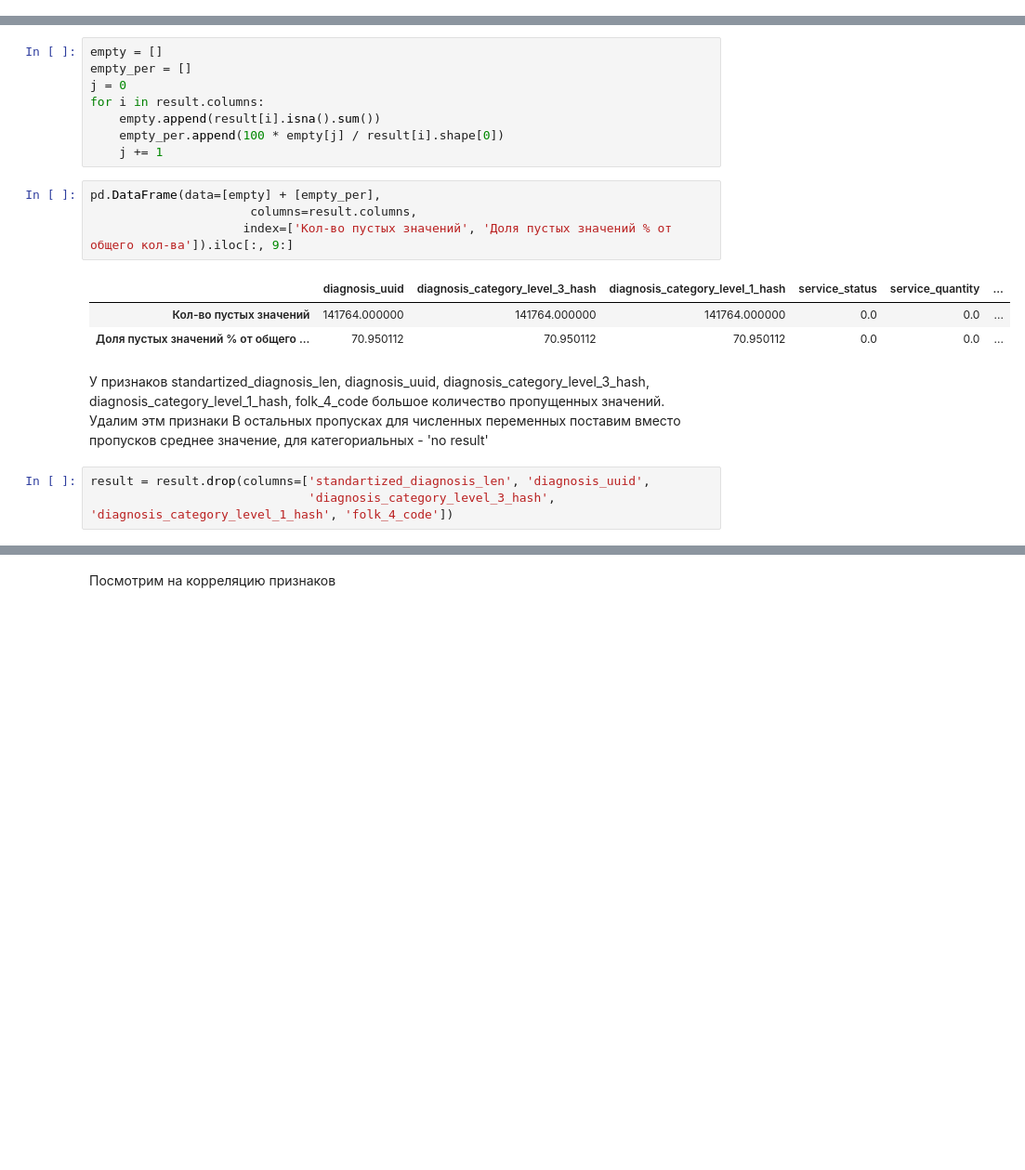
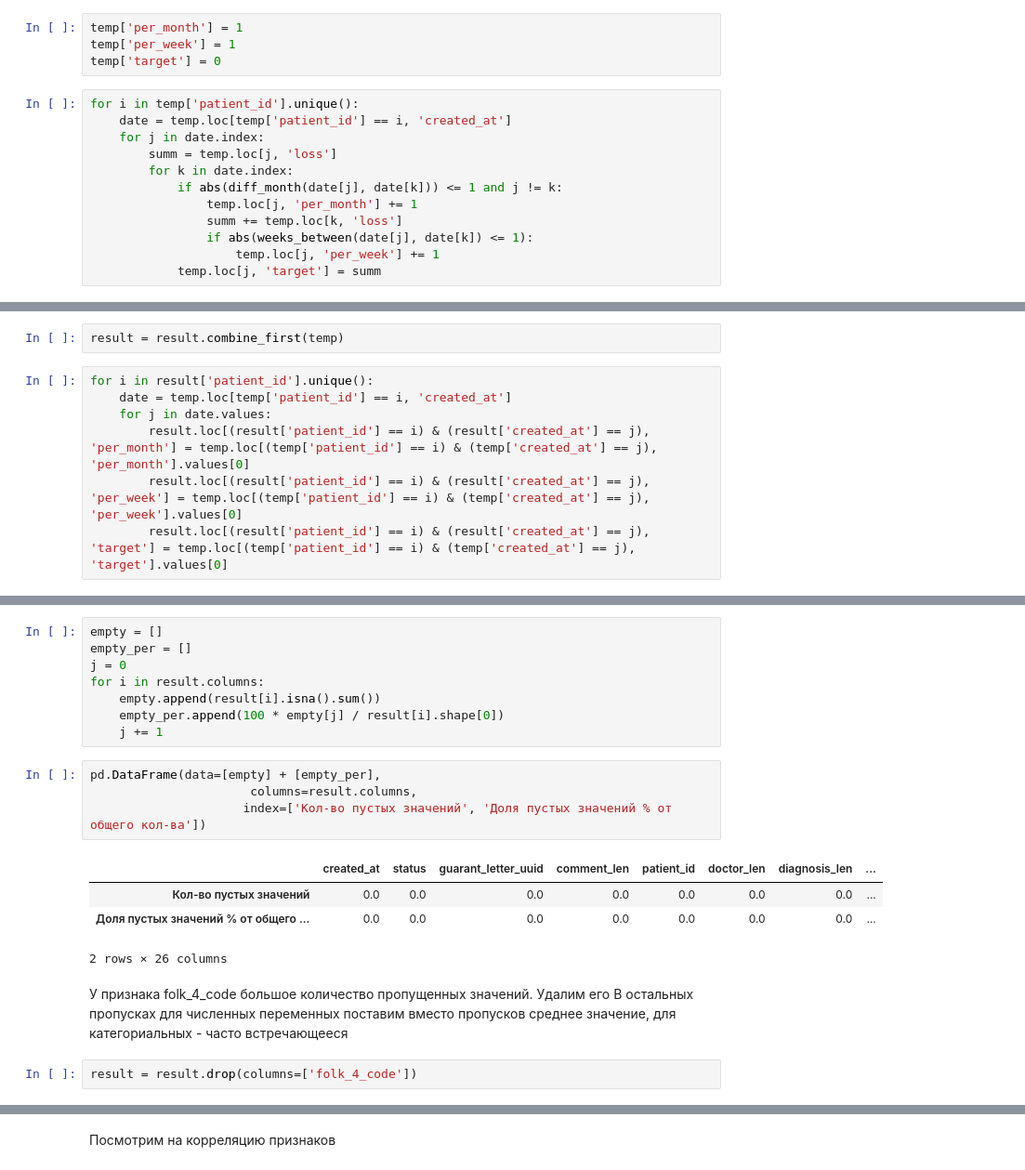
Before and after one commit to anastasiaibaeva/DABproject, a Jupyter notebook: dab.ipynb, the cells around one changed output, grey strips where cells are left out. Shown at 93% size. Drawn from its saved outputs; the diff is of its cells as text; blank space fills up the shorter version.

```diff
--- a/dab.ipynb
+++ b/dab.ipynb
@@ -106,0 +132,16 @@ result
+# %%
+temp['per_month'] = 1
+temp['per_week'] = 1
+temp['target'] = 0
+# %%
+for i in temp['patient_id'].unique():
+    date = temp.loc[temp['patient_id'] == i, 'created_at']
+    for j in date.index:
+        summ = temp.loc[j, 'loss']
+        for k in date.index:
+            if abs(diff_month(date[j], date[k])) <= 1 and j != k:
+                temp.loc[j, 'per_month'] += 1
+                summ += temp.loc[k, 'loss']
+                if abs(weeks_between(date[j], date[k]) <= 1):
+                    temp.loc[j, 'per_week'] += 1
+            temp.loc[j, 'target'] = summ
@@ -107,3 +158,12 @@ result
+# %%
+result = result.combine_first(temp)
+# %%
+for i in result['patient_id'].unique():
+    date = temp.loc[temp['patient_id'] == i, 'created_at']
+    for j in date.values:
+        result.loc[(result['patient_id'] == i) & (result['created_at'] == j), 'per_month'] = temp.loc[(temp['patient_id'] == i) & (temp['created_at'] == j), 'per_month'].values[0]
+        result.loc[(result['patient_id'] == i) & (result['created_at'] == j), 'per_week'] = temp.loc[(temp['patient_id'] == i) & (temp['created_at'] == j), 'per_week'].values[0]
+        result.loc[(result['patient_id'] == i) & (result['created_at'] == j), 'target'] = temp.loc[(temp['patient_id'] == i) & (temp['created_at'] == j), 'target'].values[0]
 # %% [markdown]
 Рассчитываем кол-во уникальных значений, нулевых и пустых значений + доля в % от общего кол-ва
 # %%
@@ -163,17 +223,17 @@ for i in result.columns:
 # %%
 pd.DataFrame(data=[empty] + [empty_per],
                       columns=result.columns,
-                     index=['Кол-во пустых значений', 'Доля пустых значений % от общего кол-ва']).iloc[:, 9:]
+                     index=['Кол-во пустых значений', 'Доля пустых значений % от общего кол-ва'])
 # %% [output]
-|  | diagnosis_uuid | diagnosis_category_level_3_hash | diagnosis_category_level_1_hash | service_status | service_quantity | ... |
-| Кол-во пустых значений | 141764.000000 | 141764.000000 | 141764.000000 | 0.0 | 0.0 | ... |
-| Доля пустых значений % от общего ... | 70.950112 | 70.950112 | 70.950112 | 0.0 | 0.0 | ... |
+|  | created_at | status | guarant_letter_uuid | comment_len | patient_id | doctor_len | diagnosis_len | ... |
+| Кол-во пустых значений | 0.0 | 0.0 | 0.0 | 0.0 | 0.0 | 0.0 | 0.0 | ... |
+| Доля пустых значений % от общего ... | 0.0 | 0.0 | 0.0 | 0.0 | 0.0 | 0.0 | 0.0 | ... |
+2 rows × 26 columns
 # %% [markdown]
-У признаков standartized_diagnosis_len, diagnosis_uuid, diagnosis_category_level_3_hash, diagnosis_category_level_1_hash, folk_4_code большое количество пропущенных значений. Удалим этм признаки
-В остальных пропусках для численных переменных поставим вместо пропусков среднее значение, для категориальных - 'no result'
+У признака folk_4_code большое количество пропущенных значений. Удалим его
+В остальных пропусках для численных переменных поставим вместо пропусков среднее значение, для категориальных - часто встречающееся
 # %%
-result = result.drop(columns=['standartized_diagnosis_len', 'diagnosis_uuid',
-                              'diagnosis_category_level_3_hash', 'diagnosis_category_level_1_hash', 'folk_4_code'])
+result = result.drop(columns=['folk_4_code'])
 # %%
 for i in result.columns:
     print(i, result[i].isna().sum())
```
Also changed, not shown: parts of 82 cells of this notebook.
